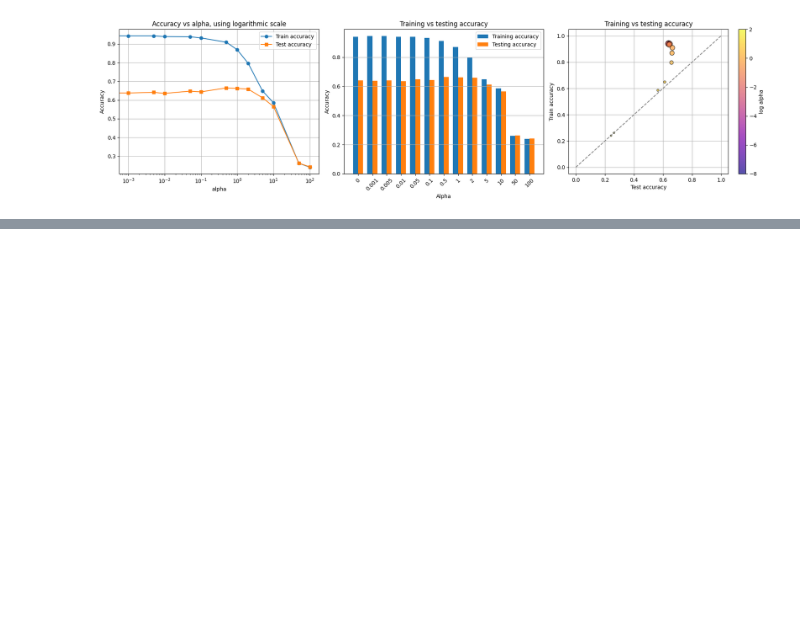
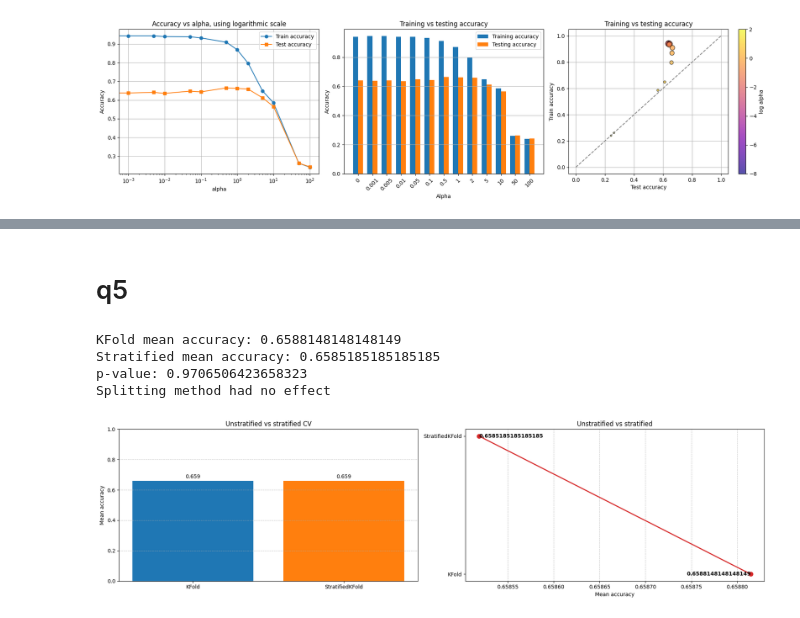
Before and after one commit to arjy143/CW-Earth-Classifier, a Jupyter notebook: coc131_cw_notebook.ipynb, the cells around one changed output, grey strips where cells are left out. Drawn from its saved outputs; the diff is of its cells as text; code cells hidden in the pictures; blank space fills up the shorter version.

```diff
--- a/coc131_cw_notebook.ipynb
+++ b/coc131_cw_notebook.ipynb
@@ -315,0 +326,61 @@ coc131.best_params['alpha'] = 0.5
+# %% [markdown]
+# q5
+# %%
+mean_kf, mean_skf, p_value, verdict = coc131.q5()
+
+print(f"KFold mean accuracy: {mean_kf}")
+print(f"Stratified mean accuracy: {mean_skf}")
+print(f"p-value: {p_value}")
+print(verdict)
+# %% [output]
+KFold mean accuracy: 0.6588148148148149
+Stratified mean accuracy: 0.6585185185185185
+p-value: 0.9706506423658323
+Splitting method had no effect
+# %%
+methods = ['KFold', 'StratifiedKFold']
+means   = [mean_kf, mean_skf]
+fig, axes = plt.subplots(1, 2, figsize=(18, 5))
+
+#bar chart
+ax0 = axes[0]
+bars = ax0.bar(methods, means, color=['C0','C1'])
+ax0.set_ylim(0, 1)
+ax0.set_ylabel('Mean accuracy')
+ax0.set_title('Unstratified vs stratified CV')
+ax0.grid(axis='y', linestyle='--', alpha=0.7)
+for bar in bars:
+    h = bar.get_height()
+    ax0.text(
+        bar.get_x() + bar.get_width() / 2,
+        h + 0.01,
+        f'{h:.3f}',
+        ha='center',
+        va='bottom'
+    )
+
+#show change between the 2 methods
+ax1 = axes[1]
+ys = [0, 1]
+ax1.plot(means, ys, '-o', color='C3', linewidth=2, markersize=8)
+ax1.set_yticks(ys)
+ax1.set_yticklabels(methods)
+ax1.set_xlabel('Mean accuracy')
+ax1.set_title('Unstratified vs stratified')
+ax1.grid(axis='x', linestyle='--', alpha=0.7)
+
+for x, y in zip(means, ys):
+    align = 'left' if x < max(means) else 'right'
+    ax1.text(
+        x,
+        y,
+        f'{x}',
+        va='center',
+        ha=align,
+        fontweight='bold'
+    )
+
+plt.tight_layout()
+plt.show()
+# %% [output]
+[figure, added]
```
Also changed, not shown: parts of 10 cells of this notebook.
